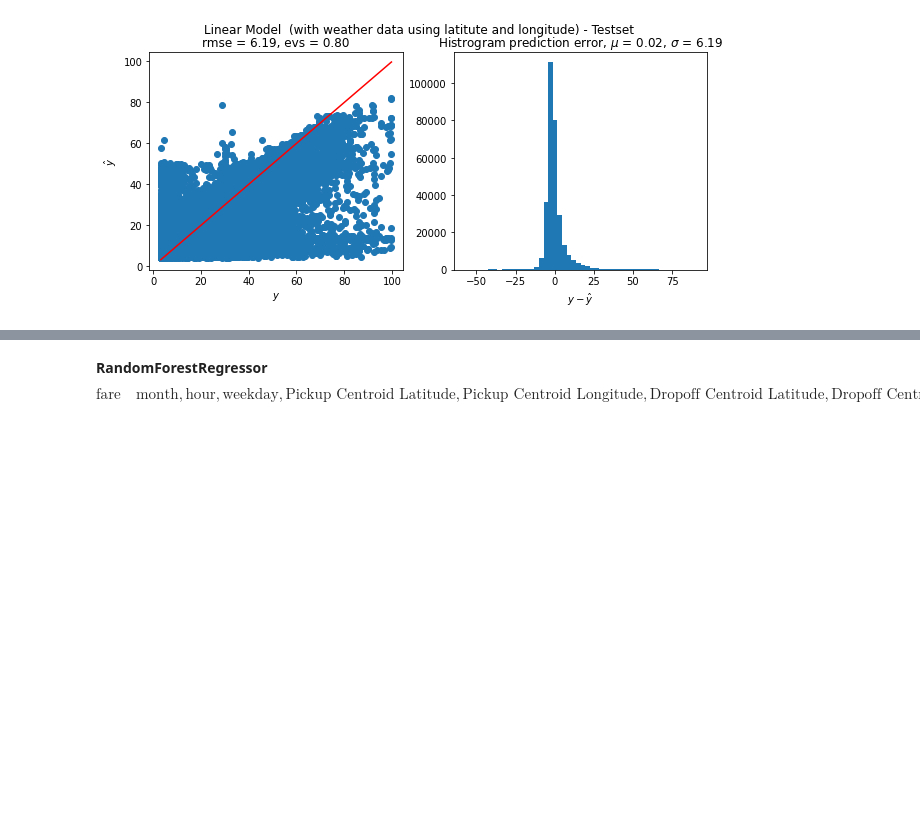
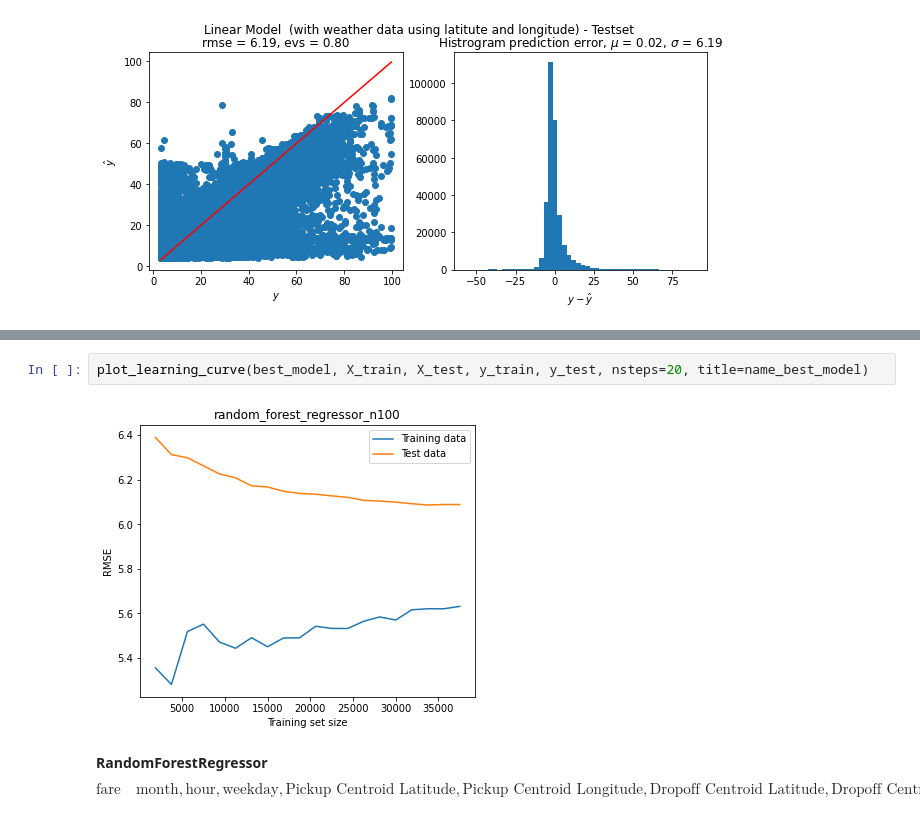
Before and after one commit to MZhangNan/grab_hw_chicago_taxi, a Jupyter notebook: Taxi_analysis.ipynb, the cells around one changed output, grey strips where cells are left out. Drawn from its saved outputs; the diff is of its cells as text; blank space fills up the shorter version.

```diff
--- a/Taxi_analysis.ipynb
+++ b/Taxi_analysis.ipynb
@@ -788,3 +917,7 @@ plot_prediction_analysis(y_test, y_test_pred, title='Linear Model  (with weather
+# %%
+plot_learning_curve(best_model, X_train, X_test, y_train, y_test, nsteps=20, title=name_best_model)
+# %% [output]
+[figure, added]
 # %% [markdown]
 **RandomForestRegressor**
     $$
```
Also changed, not shown: parts of 25 cells of this notebook.
